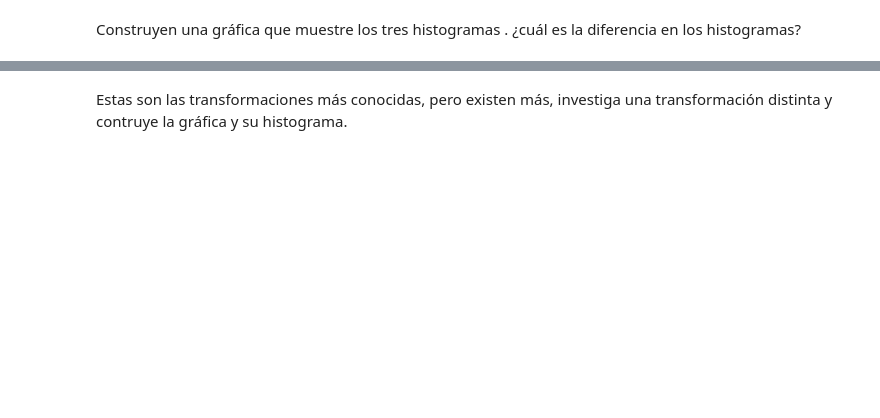
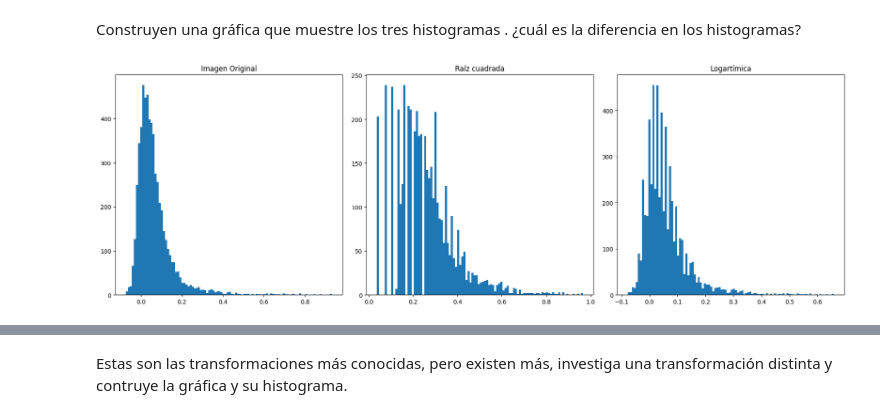
Before and after one commit to anaberereta-hue/Trabajos-Colab, a Jupyter notebook: Anis_taller_transformaciones_astro.ipynb, the cells around one changed output, grey strips where cells are left out. Saved outputs shown, nothing was run; the diff lists cells and outputs as text; code cells hidden in the pictures; blank space fills up the shorter version.

```diff
--- a/Anis_taller_transformaciones_astro.ipynb
+++ b/Anis_taller_transformaciones_astro.ipynb
@@ -129,2 +180,24 @@ Construyen una gráfica que muestre las tres transformaciones. ¿cuál es la dif
 # %% [markdown]
 Construyen una gráfica que muestre los tres histogramas . ¿cuál es la diferencia en los histogramas?
+# %%
+plt.figure(figsize=(18,6))
+
+plt.subplot(1, 3, 1)
+plt.hist(image.flatten(), bins=100)
+plt.title('Imagen Original')
+
+
+nueva_img = np.sqrt(image)
+plt.subplot(1, 3, 2)
+plt.hist(nueva_img.flatten(), bins=100)
+plt.title('Raíz cuadrada')
+
+trans_image = np.log1p(image)
+plt.subplot(1, 3, 3)
+plt.hist(trans_image.flatten(), bins=100)
+plt.title('Logartímica')
+
+plt.tight_layout()
+plt.show()
+# %% [output]
+[figure, added]
```
Also changed, not shown: parts of 9 cells of this notebook.
